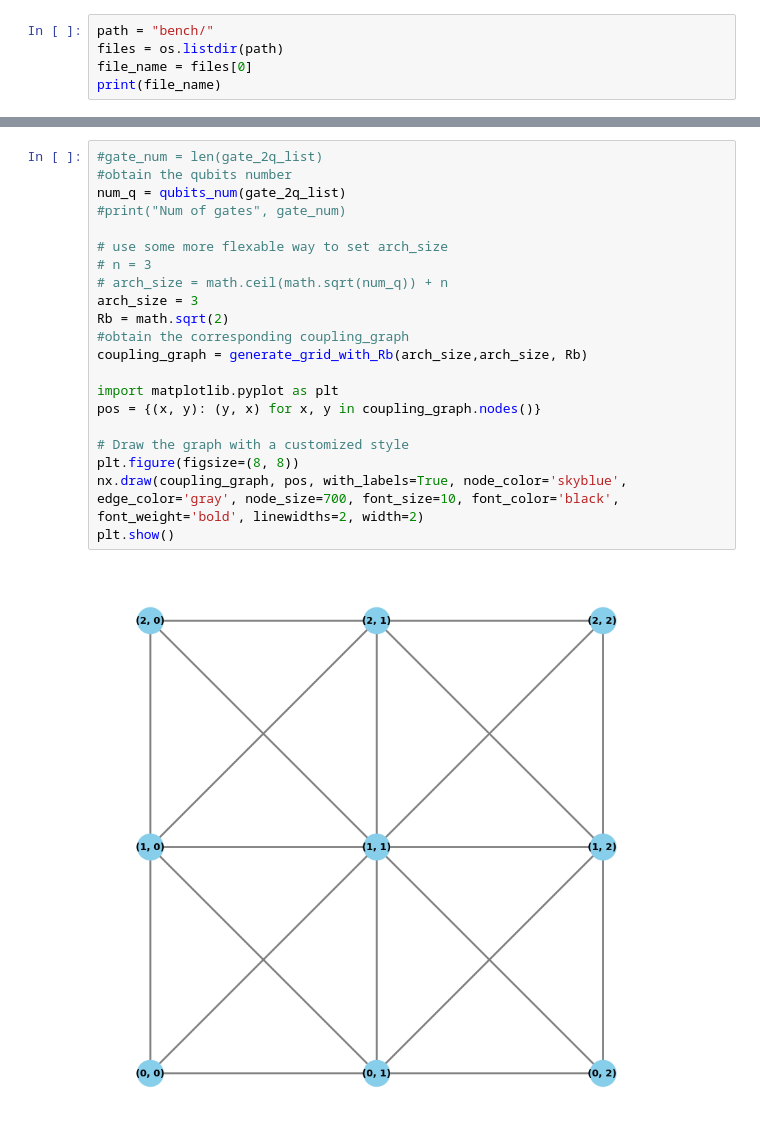
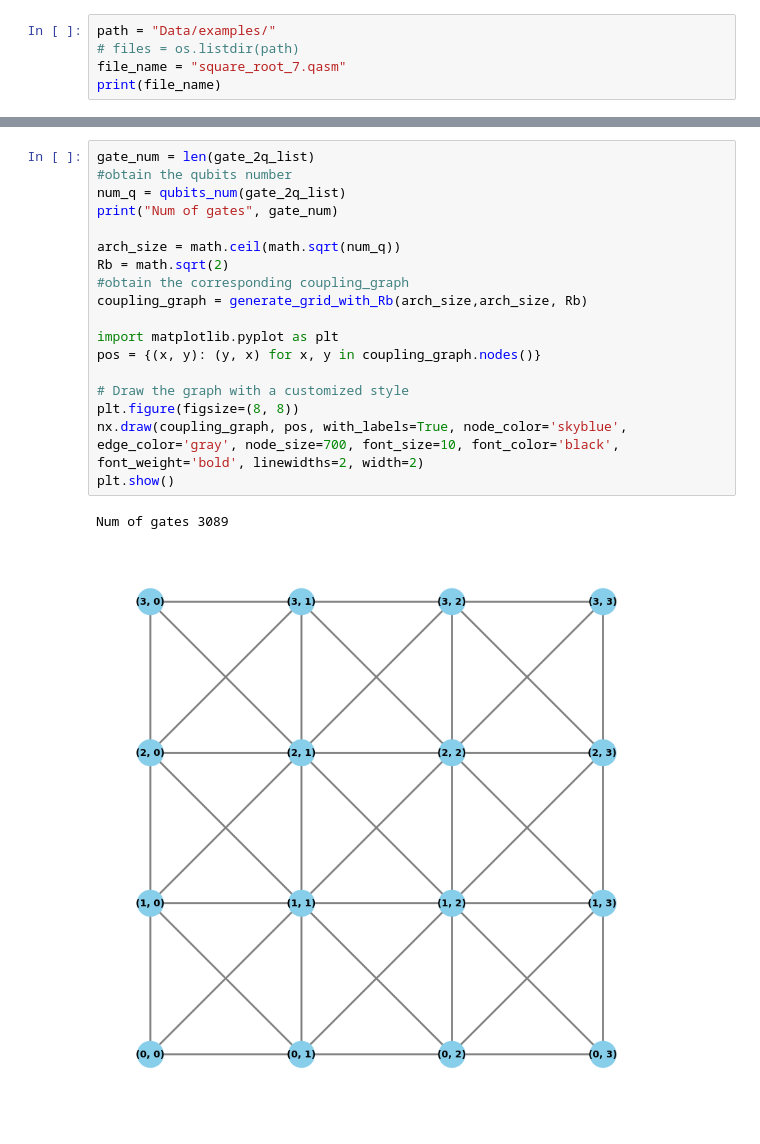
Before and after one commit to Huangyunqi/DasAtom, a Jupyter notebook: test.ipynb, the cells around one changed output, grey strips where cells are left out. Cells and saved outputs as stored; diff of their text form.

```diff
--- a/test.ipynb
+++ b/test.ipynb
@@ -3,6 +4,6 @@ from naqst import *
 # %%
-path = "bench/"
-files = os.listdir(path)
-file_name = files[0]
+path = "Data/examples/"
+# files = os.listdir(path)
+file_name = "square_root_7.qasm"
 print(file_name)
 # %% [output]
@@ -17,25 +19,23 @@ gate_2q_list = get_2q_gates_list(cz_circuit)
 #obtain corresponding DAG
 _ , dag = gates_list_to_QC(gate_2q_list)
 # %%
-#gate_num = len(gate_2q_list)
+gate_num = len(gate_2q_list)
 #obtain the qubits number
 num_q = qubits_num(gate_2q_list)
-#print("Num of gates", gate_num)
+print("Num of gates", gate_num)
 
-# use some more flexable way to set arch_size
-# n = 3
-# arch_size = math.ceil(math.sqrt(num_q)) + n
-arch_size = 3
+arch_size = math.ceil(math.sqrt(num_q))
 Rb = math.sqrt(2)
 #obtain the corresponding coupling_graph
 coupling_graph = generate_grid_with_Rb(arch_size,arch_size, Rb)
 
 import matplotlib.pyplot as plt
 pos = {(x, y): (y, x) for x, y in coupling_graph.nodes()}
 
 # Draw the graph with a customized style
 plt.figure(figsize=(8, 8))
 nx.draw(coupling_graph, pos, with_labels=True, node_color='skyblue', edge_color='gray', node_size=700, font_size=10, font_color='black', font_weight='bold', linewidths=2, width=2)
 plt.show()
 # %% [output]
+Num of gates 3089
-[figure, old version]
+[figure, new version]
```
Also changed, not shown: parts of 11 cells of this notebook.
